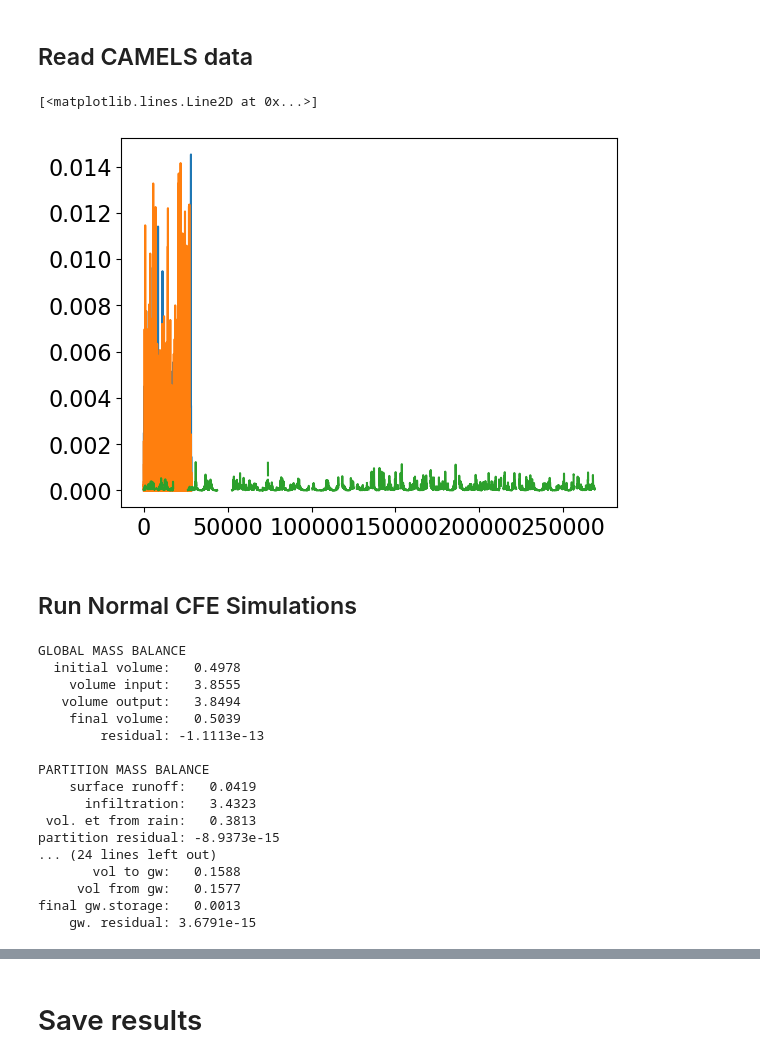
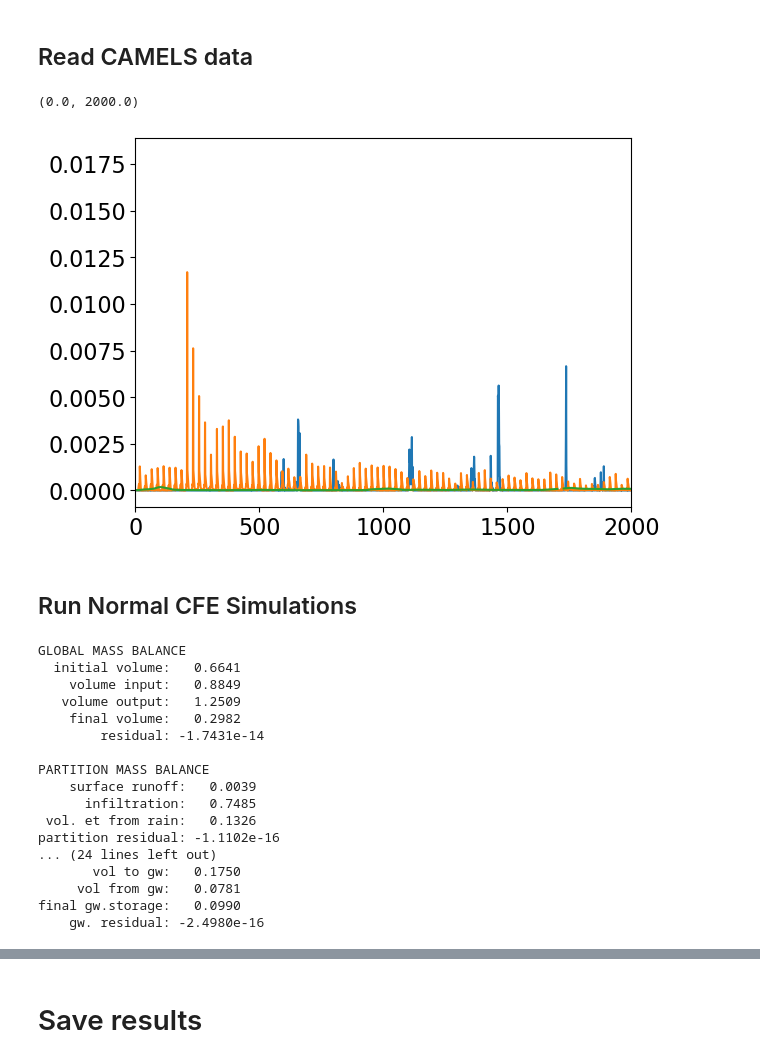
Before and after one commit to RY4GIT/cfe_py_camels, a Jupyter notebook: run_cfe_bmi.ipynb, the cells around one changed output, grey strips where cells are left out. Drawn from its saved outputs; the diff is of its cells as text; code cells hidden in the pictures.

```diff
--- a/run_cfe_bmi.ipynb
+++ b/run_cfe_bmi.ipynb
@@ -11,11 +11,11 @@ from fao_pet import FAO_PET
 ## Read CAMELS data
 # %%
 data_dir = "G:\Shared drives\SI_NextGen_Aridity\dCFE\data"
-basin_id = "01022500"
+basin_id = "02350900" #01031500 # 01022500 # 01137500 # 02350900
 partitioning_scheme = "Schaake"
 soil_scheme = "classic"
-start_time = '1990-10-06 00:00:00'
-end_time = '1993-12-30 23:00:00'
+start_time = '2010-10-01 00:00:00'
+end_time = '2011-09-30 23:00:00'
 # %%
 output_dir = os.path.join(data_dir, "synthetic_case_from_original_code", partitioning_scheme)
 if not os.path.exists(output_dir):
@@ -45,10 +45,11 @@ q = obs_q_["QObs(mm/h)"].values / conversions_m_to_mm
 # %%
 plt.plot(precip)
 plt.plot(pet*3600)
 plt.plot(q)
+plt.xlim(0, 2000)
 # %% [output]
-[<matplotlib.lines.Line2D at 0x...>]
+(0.0, 2000.0)
-[figure, old version]
+[figure, new version]
 # %% [markdown]
 ## Run Normal CFE Simulations
 # %%
@@ -76,19 +77,19 @@ for precip_t, pet_t in zip(precip, pet):
 cfe_instance.finalize(print_mass_balance=True)
 # %% [output]
 GLOBAL MASS BALANCE
-  initial volume:   0.4978
-    volume input:   3.8555
-   volume output:   3.8494
-    final volume:   0.5039
-        residual: -1.1113e-13
+  initial volume:   0.6641
+    volume input:   0.8849
+   volume output:   1.2509
+    final volume:   0.2982
+        residual: -1.7431e-14
 
 PARTITION MASS BALANCE
-    surface runoff:   0.0419
-      infiltration:   3.4323
- vol. et from rain:   0.3813
-partition residual: -8.9373e-15
+    surface runoff:   0.0039
+      infiltration:   0.7485
+ vol. et from rain:   0.1326
+partition residual: -1.1102e-16
 ... (24 lines left out)
-       vol to gw:   0.1588
-     vol from gw:   0.1577
-final gw.storage:   0.0013
-    gw. residual: 3.6791e-15
+       vol to gw:   0.1750
+     vol from gw:   0.0781
+final gw.storage:   0.0990
+    gw. residual: -2.4980e-16
```
Also changed, not shown: parts of 5 cells of this notebook, 9 other files.
